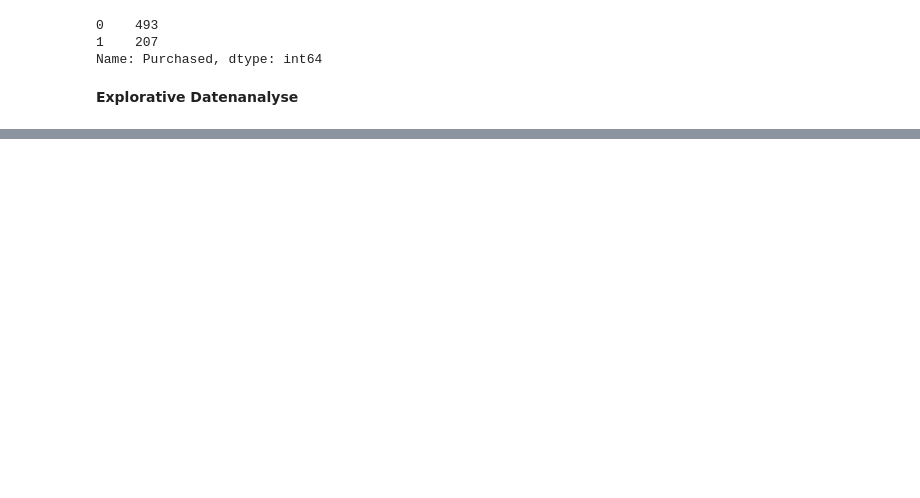
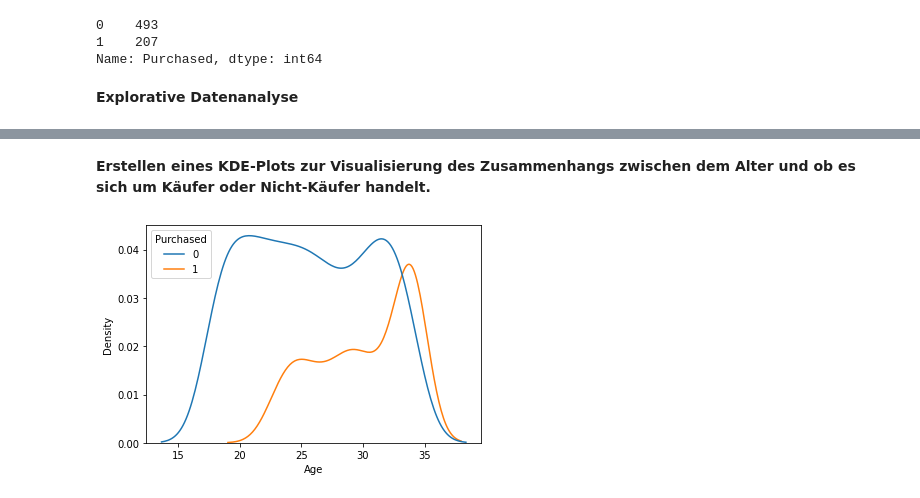
Before and after one commit to Aaron-David-HdM/Applied-Data-Analytics, a Jupyter notebook: UseCase_3/Durchfuehrung der Klassifikationsanalyse.ipynb, the cells around one changed output, grey strips where cells are left out. Cells and saved outputs as stored; diff of their text form; code cells hidden in the pictures; blank space fills up the shorter version.

```diff
--- a/UseCase_3/Durchfuehrung der Klassifikationsanalyse.ipynb
+++ b/UseCase_3/Durchfuehrung der Klassifikationsanalyse.ipynb
@@ -124,0 +128,6 @@ sns.heatmap(corr, mask=mask, cmap=cmap, annot=True, square=True, annot_kws={"siz
+# %% [markdown]
+**Erstellen eines KDE-Plots zur Visualisierung des Zusammenhangs zwischen dem  Alter und ob es sich um Käufer oder Nicht-Käufer handelt.**
+# %%
+sns.kdeplot(hue="Purchased", x='Age', data=train_dataset);
+# %% [output]
+[figure, added]
```
Also changed, not shown: parts of 37 cells of this notebook.
